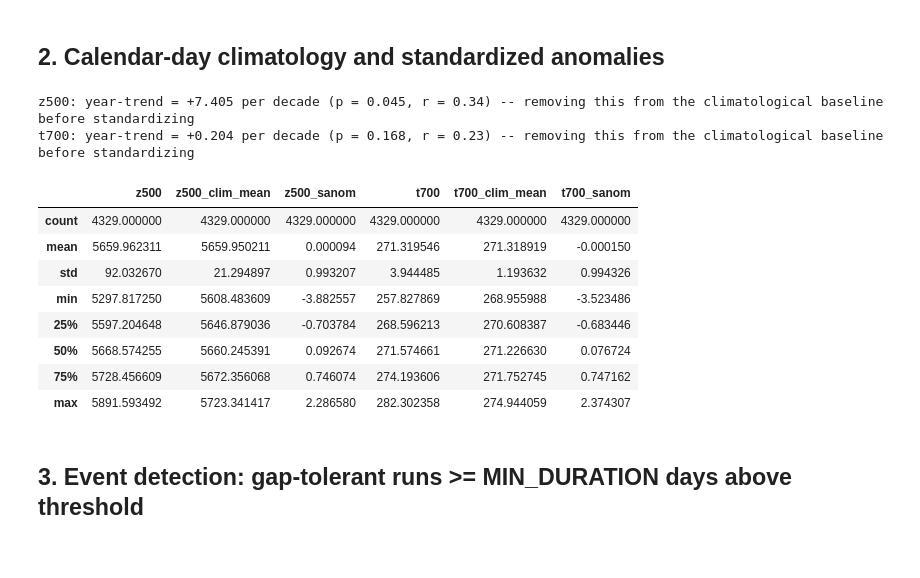
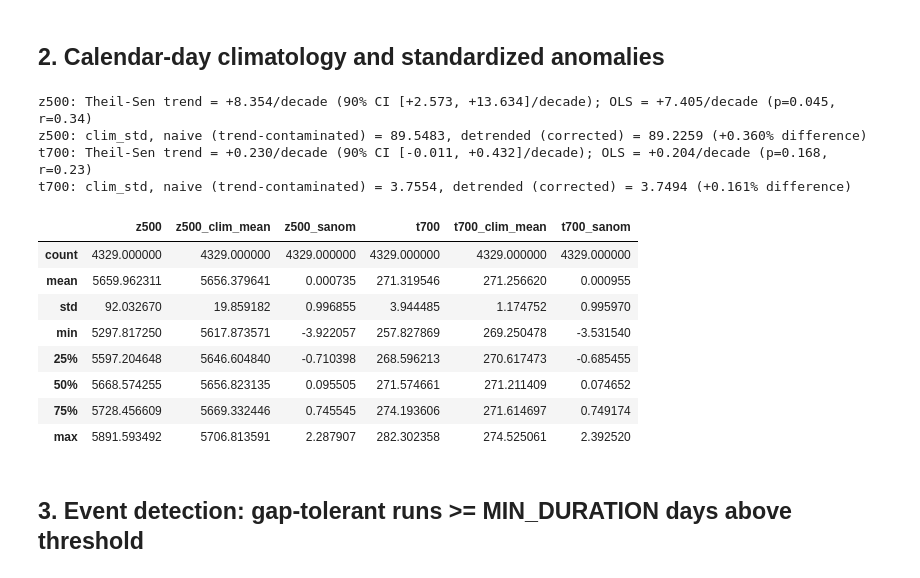
Before and after one commit to ming80302/AR_CA_PROJ, a Jupyter notebook: CA_z500_t700_blocking_events_detrend_3day.ipynb, the cells around one changed output. Drawn from its saved outputs; the diff is of its cells as text; code cells hidden in the pictures.

```diff
--- a/CA_z500_t700_blocking_events_detrend_3day.ipynb
+++ b/CA_z500_t700_blocking_events_detrend_3day.ipynb
@@ -150,76 +160,27 @@ df.head()
 # %% [markdown]
 ## 2. Calendar-day climatology and standardized anomalies
 # %%
-from scipy.stats import linregress
-
-
-def climatology(df, col, window=CLIM_WINDOW):
-    """
-    Per-calendar-day mean/std, pooling +/-window days across all years.
-    col: The column to analyze, such as 'z500' or 't700'.
-    window: The number of calendar days before and after each target day to include.
-    """
-    md_key = list(zip(df.index.month, df.index.day))
-    unique_keys = sorted(set(md_key))
-    key_to_idx = {k: i for i, k in enumerate(unique_keys)}
-    season_idx = np.array([key_to_idx[k] for k in md_key])
-
-    clim_mean, clim_std = {}, {}
-    for k, idx in key_to_idx.items():
-        mask = (season_idx >= idx - window) & (season_idx <= idx + window)
-        vals = df[col].values[mask]
-        clim_mean[k] = vals.mean()
-        clim_std[k] = vals.std()
-
-    mean_series = np.array([clim_mean[k] for k in md_key])
-    std_series = np.array([clim_std[k] for k in md_key])
-    return mean_series, std_series
-
-
-def fit_year_trend(df, col, clim_mean, label=''):
-    """Fit (and return, as a per-day array) a linear year-trend in the
-    climatology residual. Pooling all 36 years into one calendar-day mean (as
-    climatology() does) silently bakes a multi-decadal trend into the baseline:
-    anomalies look artificially warm/high in recent years and artificially
-    cool/low in the 1990s, independent of actual synoptic extremity, which
-    biases event detection toward (or away from) recent years. The trend is
-    estimated from annual Jan-Apr means (36 points) rather than daily residuals
-    to avoid autocorrelation inflating the apparent significance, but is then
-    applied per-day so every day in a given year gets the same baseline shift.
-    """
-    residual = df[col].values - clim_mean
-    years = df.index.year.values
-    annual_mean_residual = pd.Series(residual, index=years).groupby(level=0).mean()
-    slope, intercept, r, p, se = linregress(annual_mean_residual.index.values, annual_mean_residual.values)
-    print(f'{label}{col}: year-trend = {slope * 10:+.3f} per decade (p = {p:.3f}, r = {r:.2f}) '
-          f'-- removing this from the climatological baseline before standardizing')
-    return intercept + slope * years
-
-
 for col in ['z500', 't700']:
-    m, s = climatology(df, col)
-    trend = fit_year_trend(df, col, m)
-    # detrended baseline: the pooled calendar-day climatology, shifted per-year by
-    # the fitted linear trend, so each year is compared to its own expected
-    # baseline instead of the fixed 36-year pooled average
-    df[f'{col}_clim_mean'] = m + trend
-    df[f'{col}_clim_std'] = s
-    df[f'{col}_anom'] = df[col] - df[f'{col}_clim_mean']
-    df[f'{col}_sanom'] = df[f'{col}_anom'] / df[f'{col}_clim_std']
+    sanom, diag = lib.standardize_with_trend(df.index, df[col].values, window=CLIM_WINDOW, label=col)
+    df[f'{col}_clim_mean'] = diag['clim_mean']
+    df[f'{col}_clim_std'] = diag['clim_std']
+    df[f'{col}_sanom'] = sanom
 
 df[['z500', 'z500_clim_mean', 'z500_sanom', 't700', 't700_clim_mean', 't700_sanom']].describe()
 # %% [output]
-z500: year-trend = +7.405 per decade (p = 0.045, r = 0.34) -- removing this from the climatological baseline before standardizing
-t700: year-trend = +0.204 per decade (p = 0.168, r = 0.23) -- removing this from the climatological baseline before standardizing
+z500: Theil-Sen trend = +8.354/decade (90% CI [+2.573, +13.634]/decade); OLS = +7.405/decade (p=0.045, r=0.34)
+z500: clim_std, naive (trend-contaminated) = 89.5483, detrended (corrected) = 89.2259 (+0.360% difference)
+t700: Theil-Sen trend = +0.230/decade (90% CI [-0.011, +0.432]/decade); OLS = +0.204/decade (p=0.168, r=0.23)
+t700: clim_std, naive (trend-contaminated) = 3.7554, detrended (corrected) = 3.7494 (+0.161% difference)
 |  | z500 | z500_clim_mean | z500_sanom | t700 | t700_clim_mean | t700_sanom |
 | count | 4329.000000 | 4329.000000 | 4329.000000 | 4329.000000 | 4329.000000 | 4329.000000 |
-| mean | 5659.962311 | 5659.950211 | 0.000094 | 271.319546 | 271.318919 | -0.000150 |
-| std | 92.032670 | 21.294897 | 0.993207 | 3.944485 | 1.193632 | 0.994326 |
-| min | 5297.817250 | 5608.483609 | -3.882557 | 257.827869 | 268.955988 | -3.523486 |
-| 25% | 5597.204648 | 5646.879036 | -0.703784 | 268.596213 | 270.608387 | -0.683446 |
-| 50% | 5668.574255 | 5660.245391 | 0.092674 | 271.574661 | 271.226630 | 0.076724 |
-| 75% | 5728.456609 | 5672.356068 | 0.746074 | 274.193606 | 271.752745 | 0.747162 |
-| max | 5891.593492 | 5723.341417 | 2.286580 | 282.302358 | 274.944059 | 2.374307 |
+| mean | 5659.962311 | 5656.379641 | 0.000735 | 271.319546 | 271.256620 | 0.000955 |
+| std | 92.032670 | 19.859182 | 0.996855 | 3.944485 | 1.174752 | 0.995970 |
+| min | 5297.817250 | 5617.873571 | -3.922057 | 257.827869 | 269.250478 | -3.531540 |
+| 25% | 5597.204648 | 5646.604840 | -0.710398 | 268.596213 | 270.617473 | -0.685455 |
+| 50% | 5668.574255 | 5656.823135 | 0.095505 | 271.574661 | 271.211409 | 0.074652 |
+| 75% | 5728.456609 | 5669.332446 | 0.745545 | 274.193606 | 271.614697 | 0.749174 |
+| max | 5891.593492 | 5706.813591 | 2.287907 | 282.302358 | 274.525061 | 2.392520 |
 # %% [markdown]
 ## 3. Event detection: gap-tolerant runs >= MIN_DURATION days above threshold
 # %%
```
Also changed, not shown: parts of 20 cells of this notebook, 2 other files.
